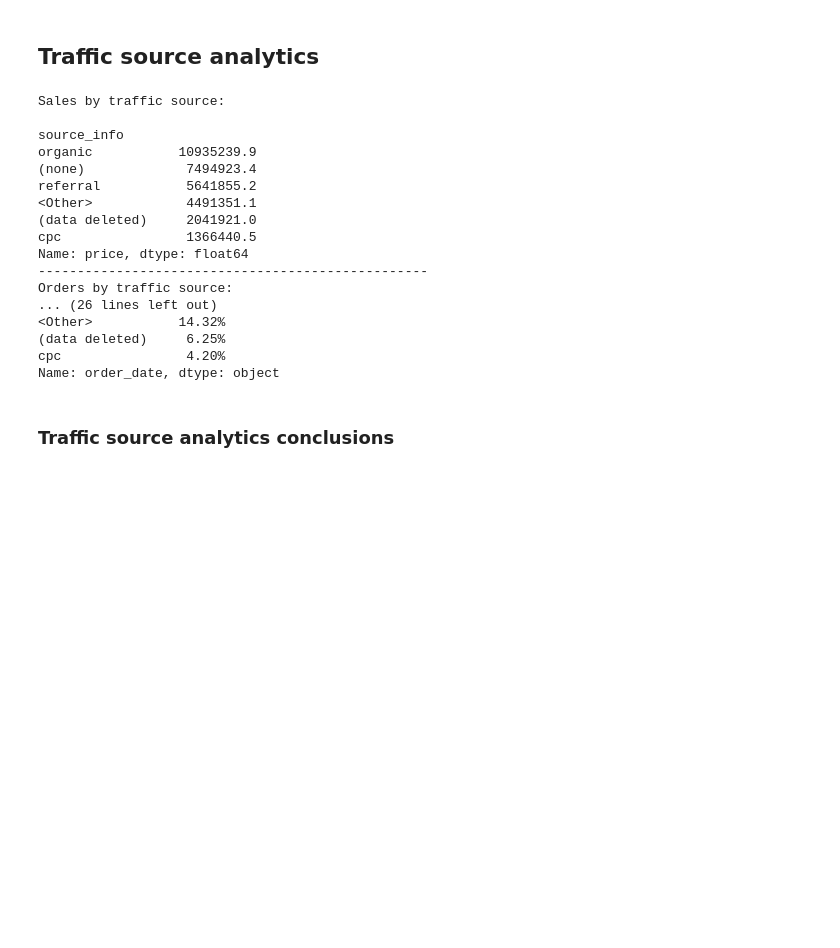
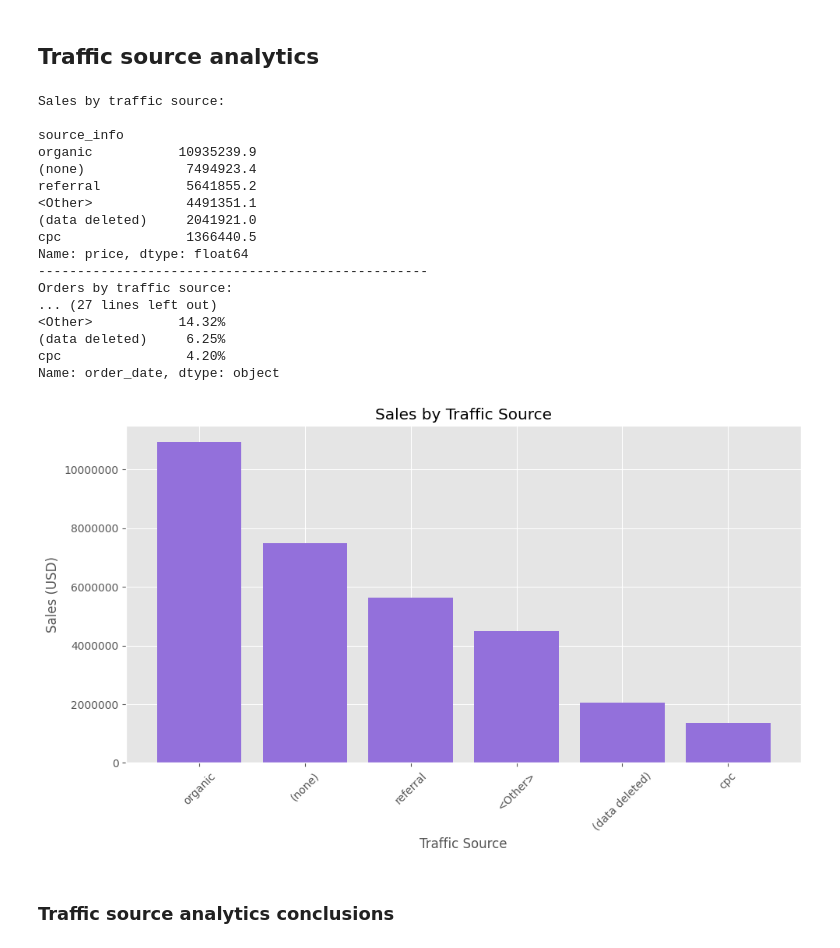
Before and after one commit to mvinegret/ecommerce_analytics_SQL_Python_Tableau, a Jupyter notebook: E-commerce Analytics.ipynb, the cells around one changed output. Saved outputs shown, nothing was run; the diff lists cells and outputs as text; code cells hidden in the pictures; blank space fills up the shorter version.

```diff
--- a/E-commerce Analytics.ipynb
+++ b/E-commerce Analytics.ipynb
@@ -474,6 +528,8 @@ print('-' * 50)
 print(f'''Orders by traffic source:\n
 {df.groupby('source_info', observed=True)['order_date'].count().sort_values(ascending=False).head(10)}''')
 
+print('-' * 50)
+
 print(f'''Sales by traffic source (% of total):\n
 {(df.groupby('source_info', observed=True)['price'].sum().sort_values(ascending=False) / df['price'].sum() * 100).map('{:.2f}%'.format)}''')
 
@@ -494,11 +550,24 @@ cpc                1366440.5
 Name: price, dtype: float64
 --------------------------------------------------
 Orders by traffic source:
-... (26 lines left out)
+... (27 lines left out)
 <Other>           14.32%
 (data deleted)     6.25%
 cpc                4.20%
 Name: order_date, dtype: object
+# %%
+source_sales = df.groupby('source_info', observed=True)['price'].sum().sort_values(ascending=False)
+
+plt.figure(figsize=(10, 6))
+plt.bar(source_sales.index, source_sales.values, color='mediumpurple')
+plt.title('Sales by Traffic Source')
+plt.ylabel('Sales (USD)')
+plt.xlabel('Traffic Source')
+plt.xticks(rotation=45)
+plt.tight_layout()
+plt.show()
+# %% [output]
+[figure, added]
 # %% [markdown]
 ### Traffic source analytics conclusions
 # %% [markdown]
```
Also changed, not shown: parts of 9 cells of this notebook.
